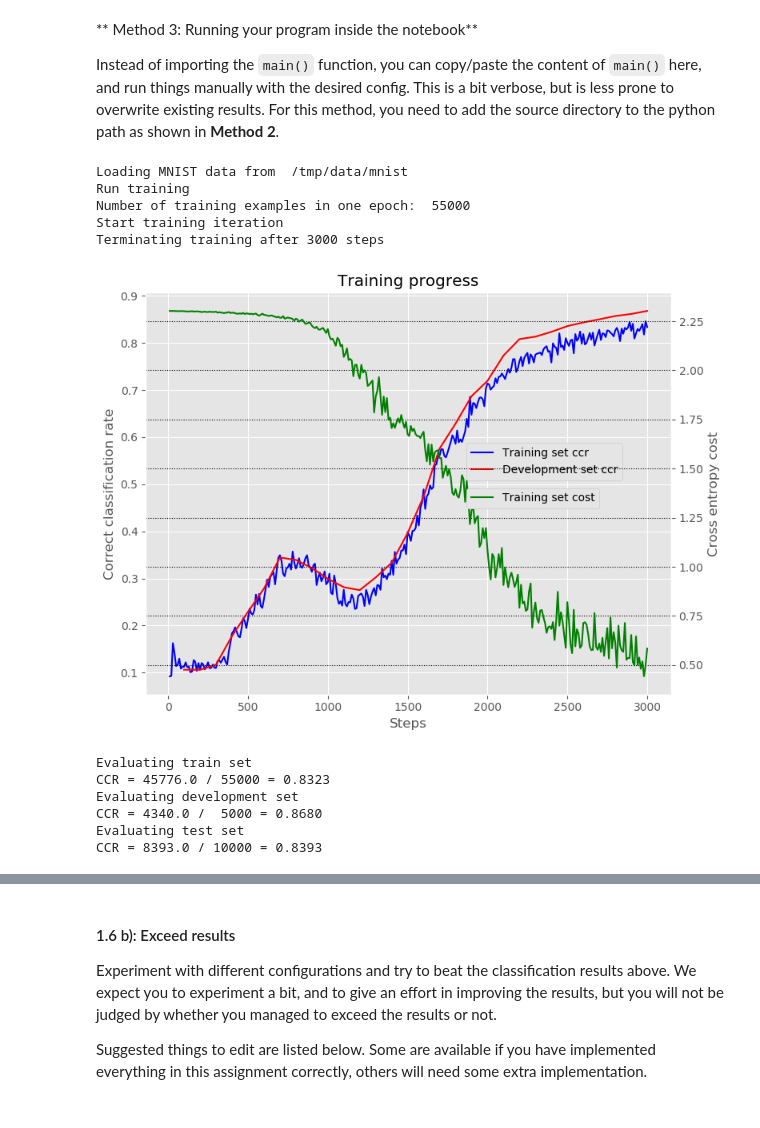
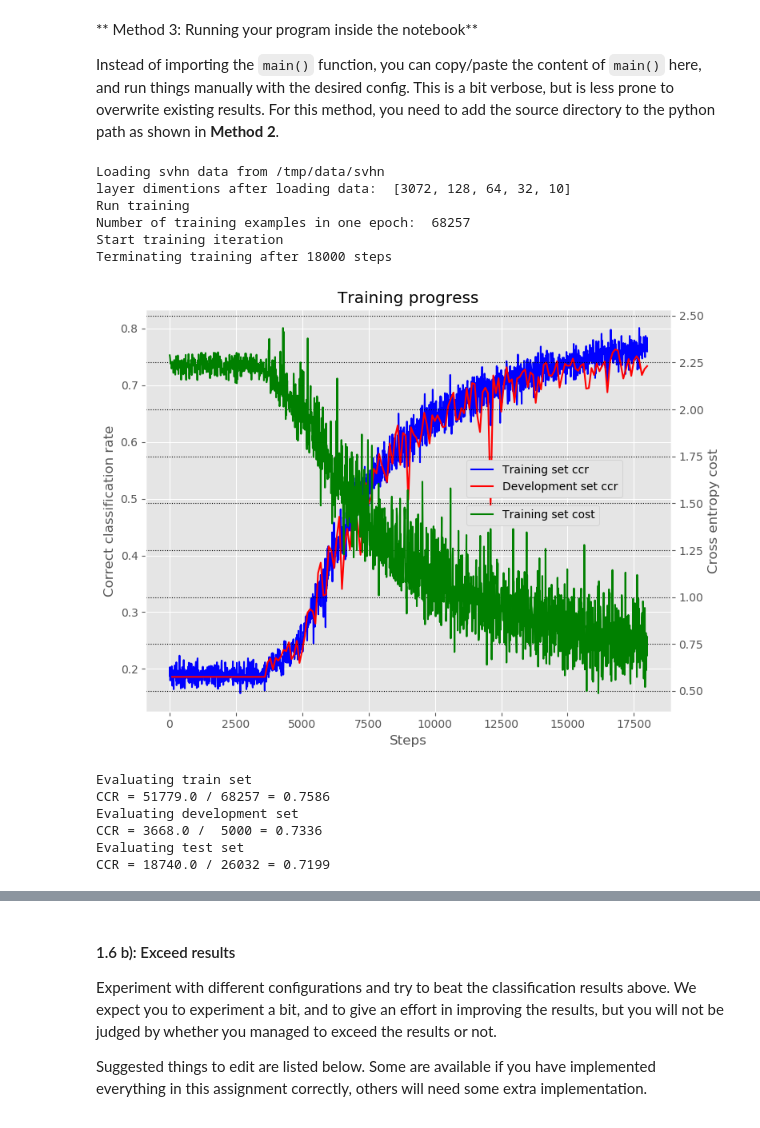
Before and after one commit to vivianta/IN9400_mand1, a Jupyter notebook: uio_in5400_s2019_mandatory1_assignment.ipynb, the cells around one changed output, grey strips where cells are left out. Saved outputs shown, nothing was run; the diff lists cells and outputs as text; code cells hidden in the pictures.

Commit message:
improve training result on cifar10 and svhn

```diff
--- a/uio_in5400_s2019_mandatory1_assignment.ipynb
+++ b/uio_in5400_s2019_mandatory1_assignment.ipynb
@@ -505,44 +504,48 @@ Instead of importing the `main()` function, you can copy/paste the content of `m
 # %%
 # Import the module
 
 import dnn.main as main
 import dnn.run as run
 
 # Import config, and do changes if you want to
 conf = main.config()
-conf['max_steps'] = 3000
+conf['hidden_dimensions'] = [128, 64, 32]
+conf['max_steps'] = 18000
+conf['learning_rate'] = 0.1
+conf['dataset'] = 'svhn'
 
 X_train, Y_train, X_devel, Y_devel, X_test, Y_test = main.get_data(conf)
 
 params, train_progress, devel_progress = run.train(conf, X_train, Y_train, X_devel, Y_devel)
 
 main.plot_progress(train_progress, devel_progress)
 
 print("Evaluating train set")
 num_correct, num_evaluated = run.evaluate(conf, params, X_train, Y_train)
 print("CCR = {0:>5} / {1:>5} = {2:>6.4f}".format(num_correct, num_evaluated,
                                                  num_correct/num_evaluated))
 print("Evaluating development set")
 num_correct, num_evaluated = run.evaluate(conf, params, X_devel, Y_devel)
 print("CCR = {0:>5} / {1:>5} = {2:>6.4f}".format(num_correct, num_evaluated,
                                                  num_correct/num_evaluated))
 print("Evaluating test set")
 num_correct, num_evaluated = run.evaluate(conf, params, X_test, Y_test)
 print("CCR = {0:>5} / {1:>5} = {2:>6.4f}".format(num_correct, num_evaluated,
                                                  num_correct/num_evaluated))
 # %% [output]
-Loading MNIST data from  /tmp/data/mnist
+Loading svhn data from /tmp/data/svhn
+layer dimentions after loading data:  [3072, 128, 64, 32, 10]
 Run training
-Number of training examples in one epoch:  55000
+Number of training examples in one epoch:  68257
 Start training iteration
-Terminating training after 3000 steps
+Terminating training after 18000 steps
-[figure, old version]
+[figure, new version]
 Evaluating train set
-CCR = 45776.0 / 55000 = 0.8323
+CCR = 51779.0 / 68257 = 0.7586
 Evaluating development set
-CCR = 4340.0 /  5000 = 0.8680
+CCR = 3668.0 /  5000 = 0.7336
 Evaluating test set
-CCR = 8393.0 / 10000 = 0.8393
+CCR = 18740.0 / 26032 = 0.7199
 # %% [markdown]
 ### Examples
 
```
Also changed, not shown: parts of 7 cells of this notebook, 8 other files.
